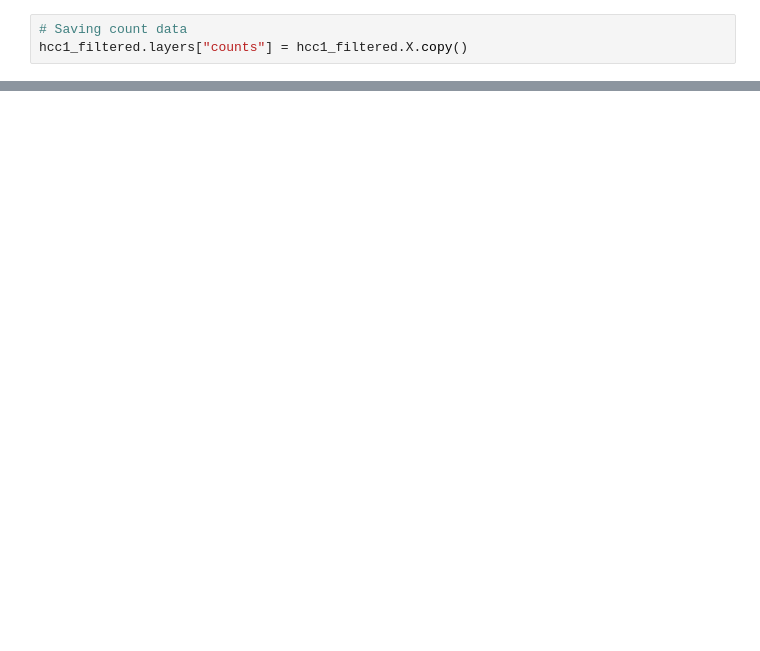
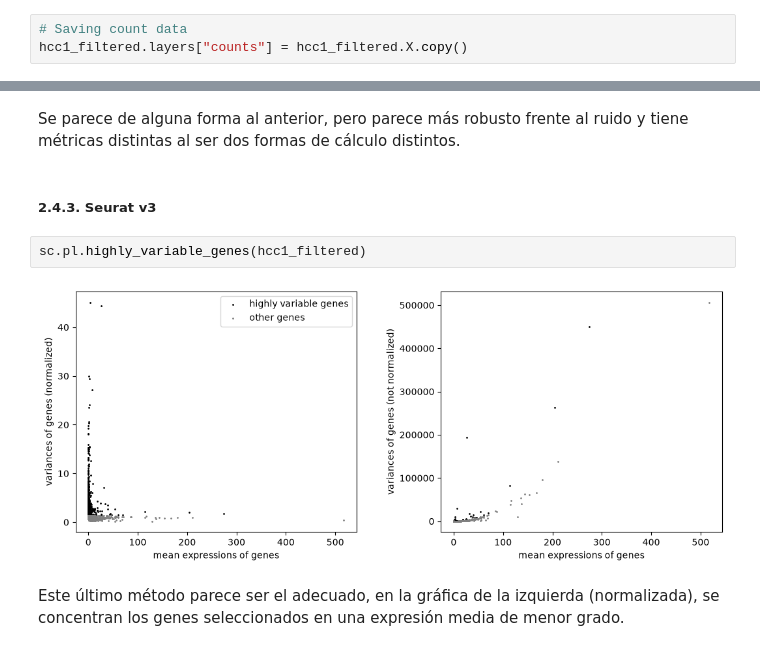
Before and after one commit to YeJhao/tfg, a Jupyter notebook: GSM5076749_HCC1.ipynb, the cells around one changed output, grey strips where cells are left out. Cells and saved outputs as stored; diff of their text form; blank space fills up the shorter version.

```diff
--- a/GSM5076749_HCC1.ipynb
+++ b/GSM5076749_HCC1.ipynb
@@ -293,0 +374,10 @@ sc.pp.log1p(hcc1_filtered)
+# %% [markdown]
+Se parece de alguna forma al anterior, pero parece más robusto frente al ruido y tiene métricas distintas al ser dos formas de cálculo distintos.
+# %% [markdown]
+##### 2.4.3. Seurat v3
+# %%
+sc.pl.highly_variable_genes(hcc1_filtered)
+# %% [output]
+[figure, added]
+# %% [markdown]
+Este último método parece ser el adecuado, en la gráfica de la izquierda (normalizada), se concentran los genes seleccionados en una expresión media de menor grado.
```
Also changed, not shown: parts of 23 cells of this notebook, 3 other files.
